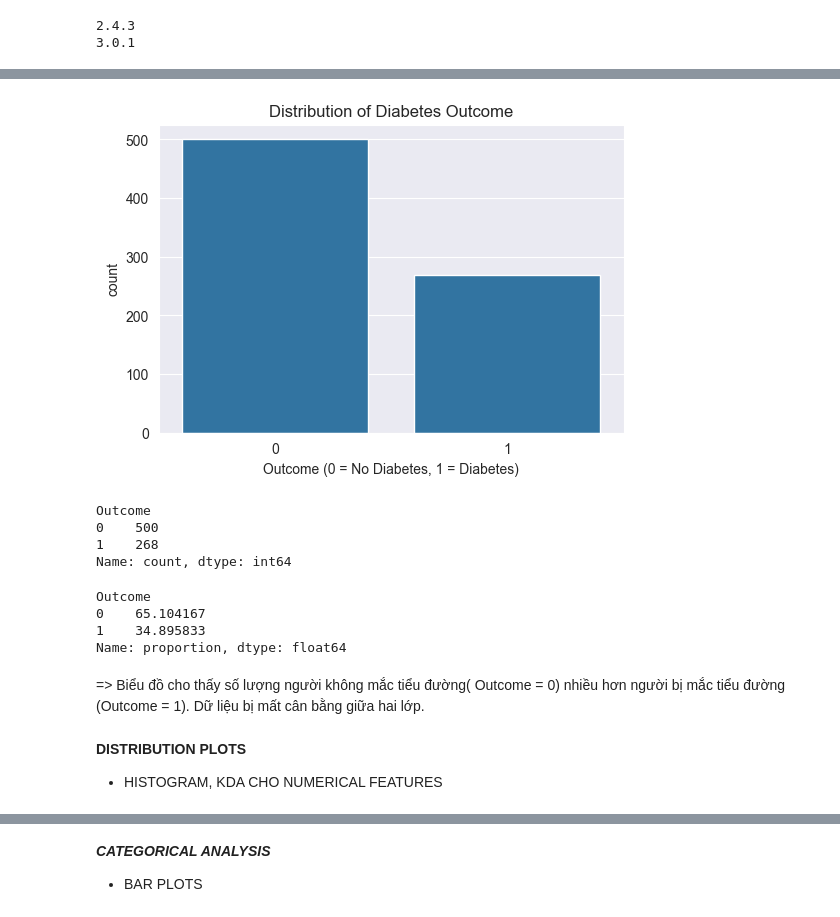
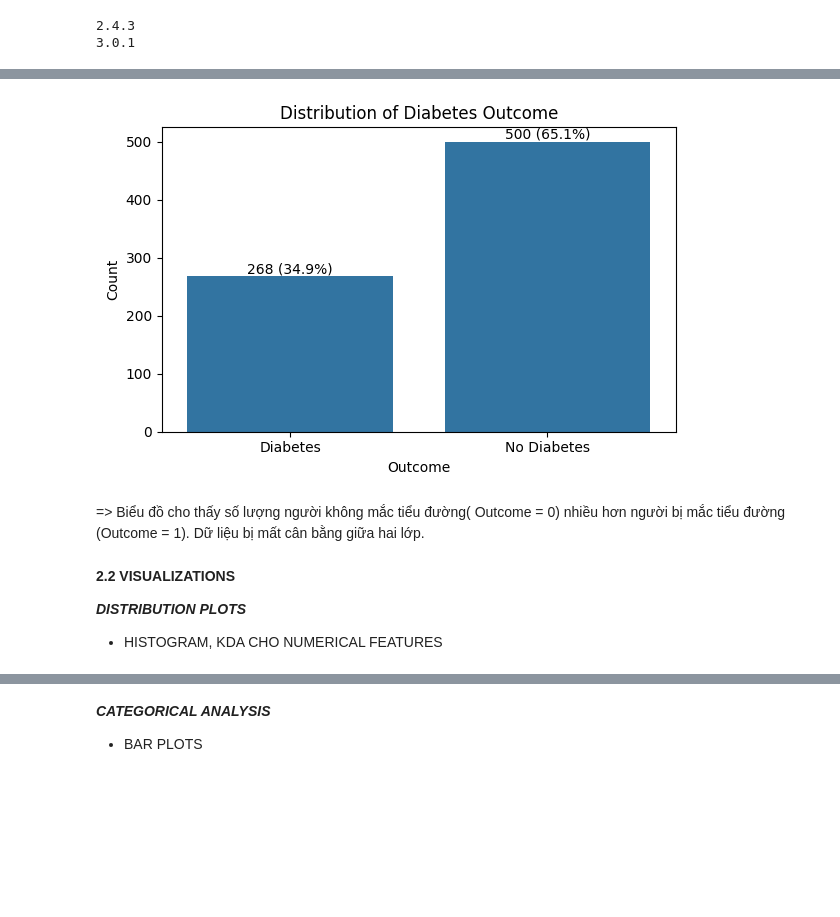
Before and after one commit to hongyen-oss/Diabetes-Prediction, a Jupyter notebook: Notebooks/project_analysis.ipynb, the cells around one changed output, grey strips where cells are left out. Cells and saved outputs as stored; diff of their text form; code cells hidden in the pictures; blank space fills up the shorter version.

```diff
--- a/Notebooks/project_analysis.ipynb
+++ b/Notebooks/project_analysis.ipynb
@@ -84,0 +133,7 @@ print(df.duplicated().sum())
+# %%
+duplicates = df.duplicated().sum()
+print("Số dòng bị trùng:", duplicates)
+
+if duplicates > 0:
+    df = df.drop_duplicates()
+    print("Đã xoá dữ liệu trùng.")
@@ -145,31 +253,30 @@ df = df.drop_duplicates()
 # %%
 plt.figure(figsize=(6,4))
-sns.countplot(x='Outcome', data=df)
+ax = sns.countplot(x=df["Outcome"].map({0:"No Diabetes",1:"Diabetes"}))
+
+# Annotate
+total = len(df)
+for p in ax.patches:
+    count = int(p.get_height())
+    percent = 100 * count / total
+    ax.annotate(f'{count} ({percent:.1f}%)',
+                (p.get_x() + p.get_width()/2., count),
+                ha='center', va='bottom')
 
 plt.title("Distribution of Diabetes Outcome")
-plt.xlabel("Outcome (0 = No Diabetes, 1 = Diabetes)")
+plt.xlabel("Outcome")
+plt.ylabel("Count")
 
+plt.tight_layout()
 plt.show()
 # %% [output]
-[figure, old version]
+[figure, new version]
-# %%
-df['Outcome'].value_counts()
-# %% [output]
-Outcome
-0    500
-1    268
-Name: count, dtype: int64
-# %%
-df['Outcome'].value_counts(normalize = True)*100
-# %% [output]
-Outcome
-0    65.104167
-1    34.895833
-Name: proportion, dtype: float64
 # %% [markdown]
 => Biểu đồ cho thấy số lượng người không mắc tiểu đường( Outcome = 0) nhiều hơn người bị mắc tiểu đường (Outcome = 1).
 Dữ liệu bị mất cân bằng giữa hai lớp.
 # %% [markdown]
-**DISTRIBUTION PLOTS**
+**2.2 VISUALIZATIONS**
+
+***DISTRIBUTION PLOTS***
 * HISTOGRAM, KDA CHO NUMERICAL FEATURES
 # %%
```
Also changed, not shown: parts of 169 cells of this notebook, 5 other files.
